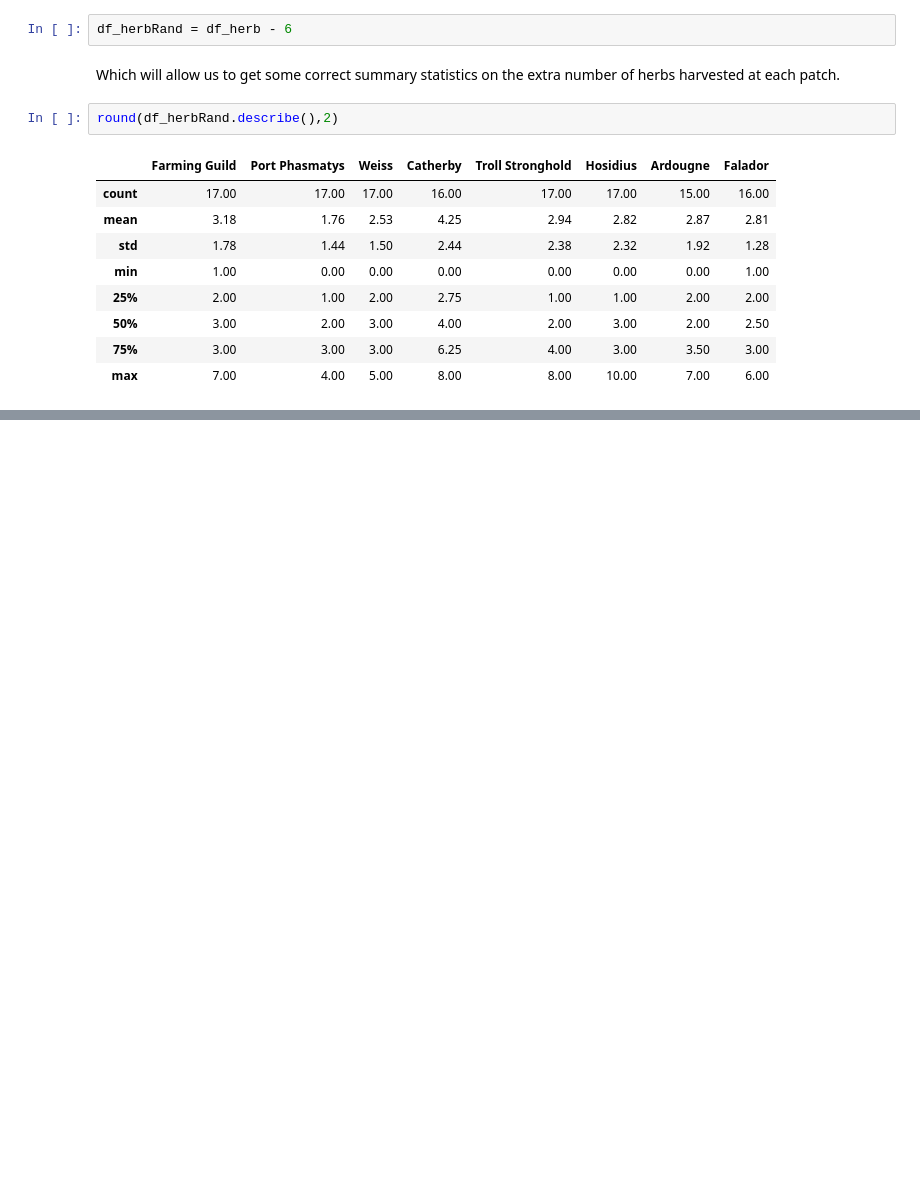
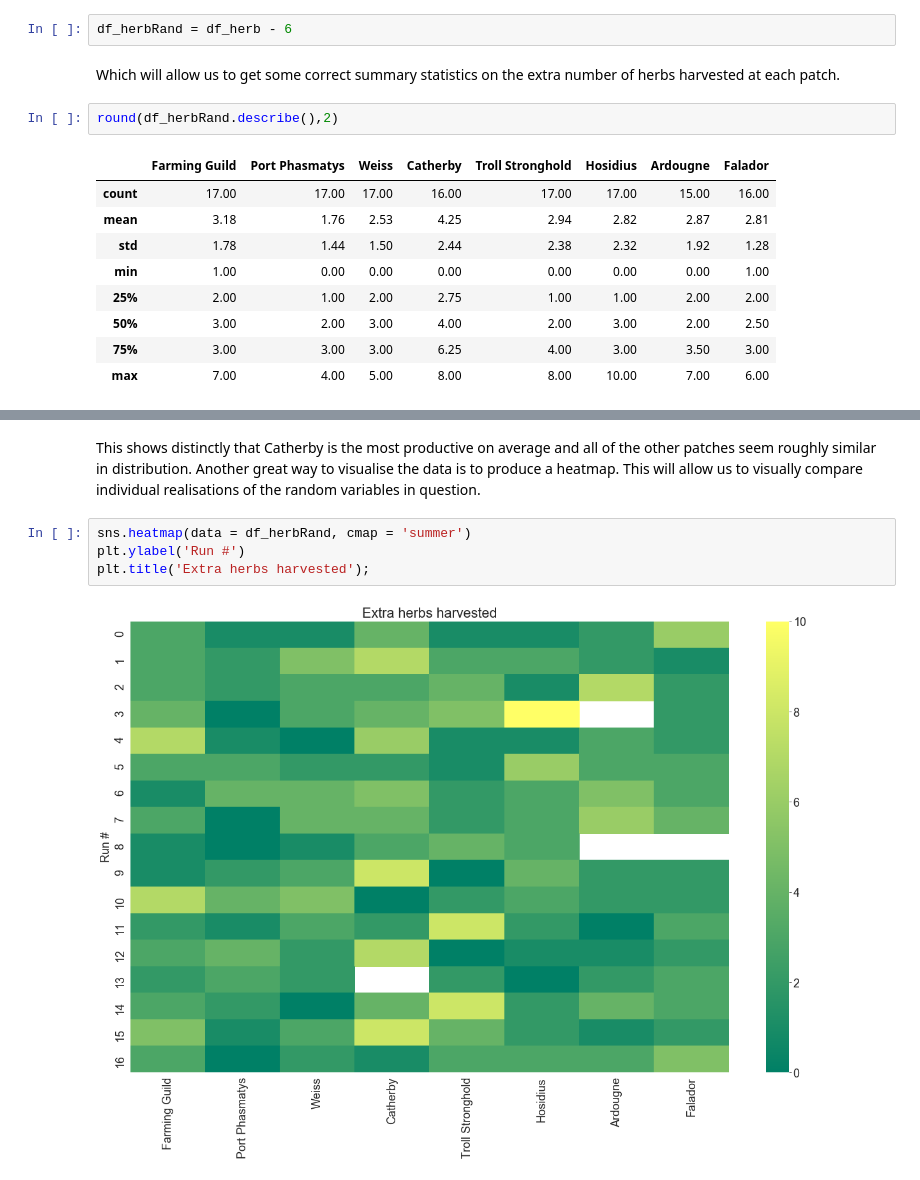
Before and after one commit to HStuklis/my-projects, a Jupyter notebook: Herb-Runs/04-Herb-Runs.ipynb, the cells around one changed output, grey strips where cells are left out. Saved outputs shown, nothing was run; the diff lists cells and outputs as text; blank space fills up the shorter version.

```diff
--- a/Herb-Runs/04-Herb-Runs.ipynb
+++ b/Herb-Runs/04-Herb-Runs.ipynb
@@ -103,0 +106,8 @@ sns.boxplot(data = df_herbRand);
+# %% [markdown]
+This shows distinctly that Catherby is the most productive on average and all of the other patches seem roughly similar in distribution. Another great way to visualise the data is to produce a heatmap. This will allow us to visually compare individual realisations of the random variables in question.
+# %%
+sns.heatmap(data = df_herbRand, cmap = 'summer')
+plt.ylabel('Run #')
+plt.title('Extra herbs harvested');
+# %% [output]
+[figure, added]
```
Also changed, not shown: parts of 5 cells of this notebook.
